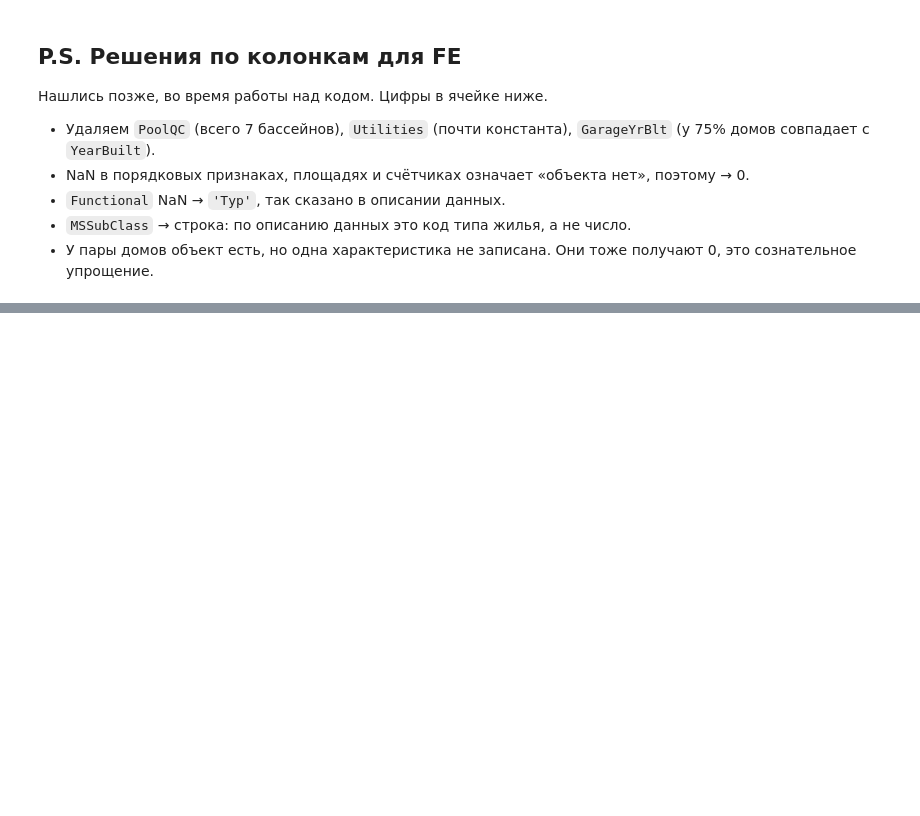
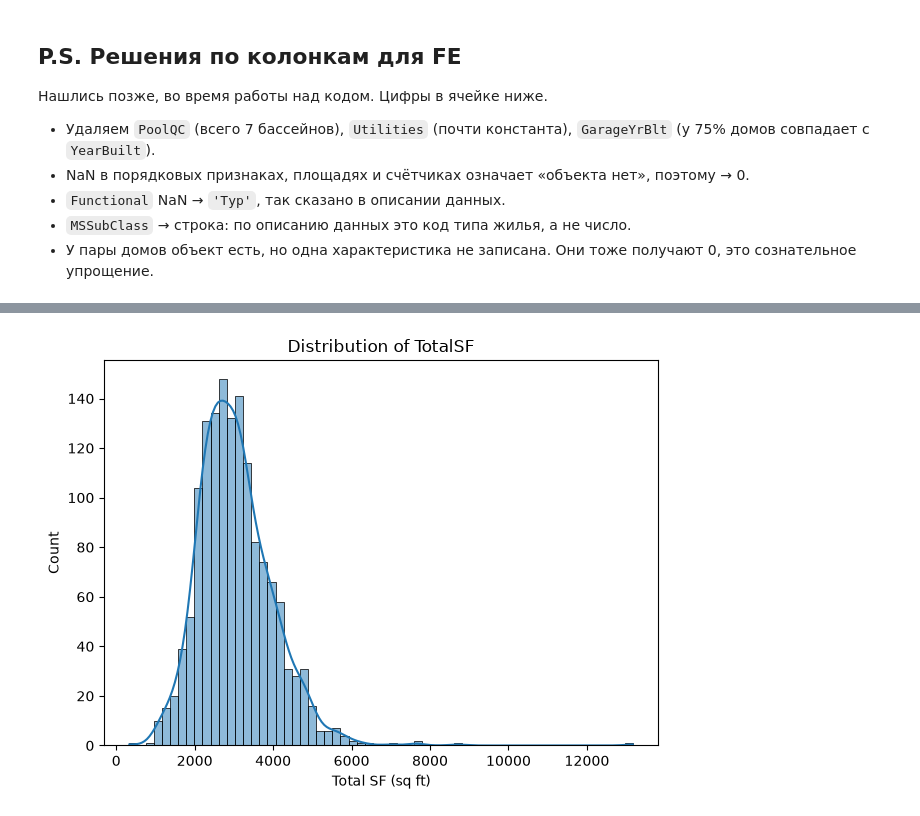
Before and after one commit to 63r11-f411/mlds_regression, a Jupyter notebook: EDA_house_prices.ipynb, the cells around one changed output, grey strips where cells are left out. Drawn from its saved outputs; the diff is of its cells as text; code cells hidden in the pictures; blank space fills up the shorter version.

```diff
--- a/EDA_house_prices.ipynb
+++ b/EDA_house_prices.ipynb
@@ -328,0 +340,9 @@ print('MasVnrArea NaN:', df['MasVnrArea'].isna().sum(), ', MasVnrType also NaN:'
+# %%
+df['TotalSF'] = df['GrLivArea'] + df['TotalBsmtSF'] + df['GarageArea']
+
+sns.histplot(data=df, x='TotalSF', kde=True)
+plt.xlabel('Total SF (sq ft)')
+plt.title('Distribution of TotalSF')
+plt.tight_layout()
+# %% [output]
+[figure, added]
```
Also changed, not shown: parts of 2 cells of this notebook, 5 other files.
